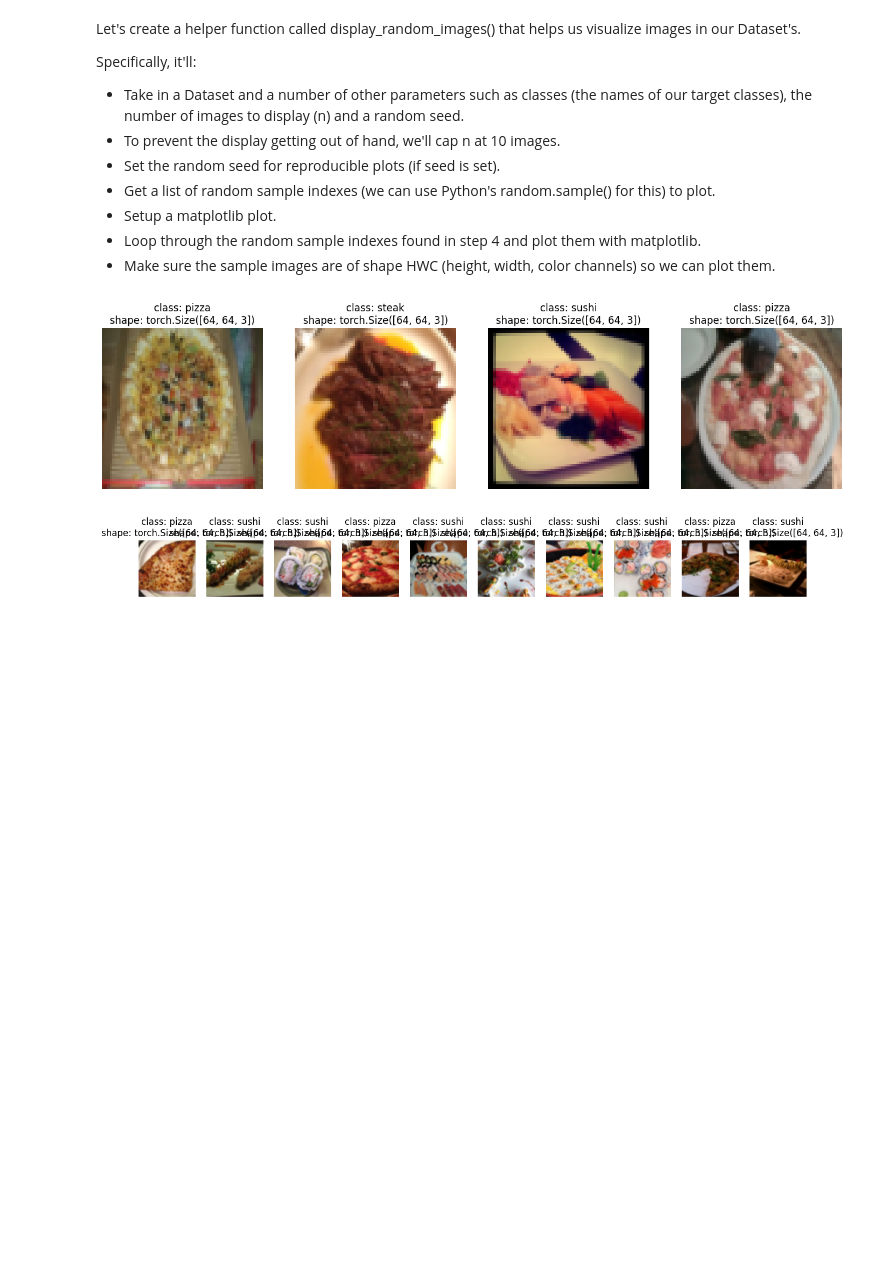
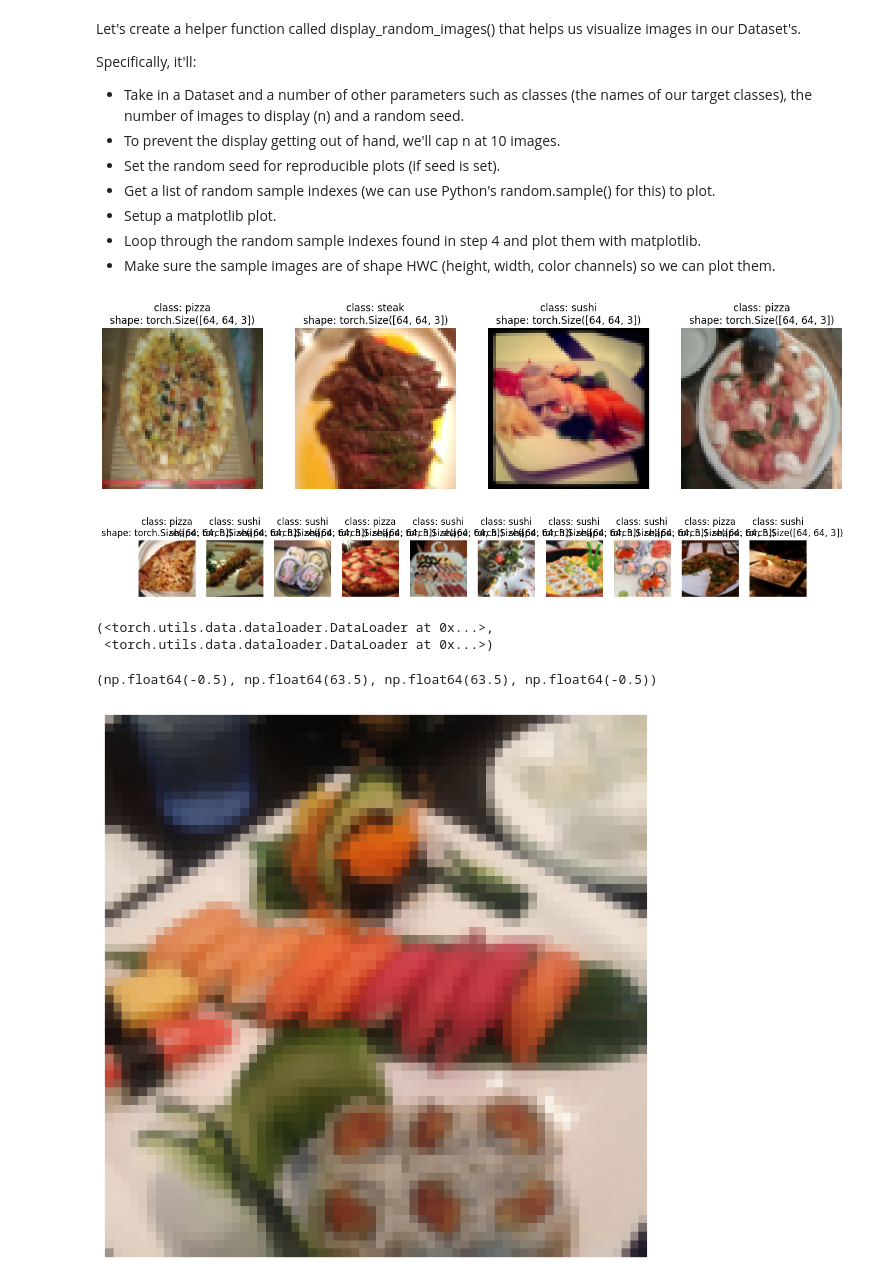
Before and after one commit to saim9211/DeepLearning, a Jupyter notebook: 04_pytorch_custom_dataset.ipynb, the cells around one changed output. Cells and saved outputs as stored; diff of their text form; code cells hidden in the pictures; blank space fills up the shorter version.

```diff
--- a/04_pytorch_custom_dataset.ipynb
+++ b/04_pytorch_custom_dataset.ipynb
@@ -598,3 +598,30 @@ display_random_image(
 )
 # %% [output]
 [figure]
+# %%
+# Turn train and test custom Dataset's into DataLoader's
+from torch.utils.data import DataLoader
+train_cus_dataloader=DataLoader(
+    dataset=train_custom_Data,
+    batch_size=8,
+    num_workers=1,
+    shuffle=True
+)
+test_cus_dataloader=DataLoader(
+    dataset=test_custom_Data,
+    batch_size=8,
+    num_workers=1,
+    shuffle=False
+)
+train_cus_dataloader,test_cus_dataloader
+# %% [output]
+(<torch.utils.data.dataloader.DataLoader at 0x...>,
+ <torch.utils.data.dataloader.DataLoader at 0x...>)
+# %%
+img_c,label_c=next(iter(train_cus_dataloader))
+plt.figure(figsize=(16,8))
+plt.imshow(img_c[0].permute(1,2,0))
+plt.axis(False)
+# %% [output]
+(np.float64(-0.5), np.float64(63.5), np.float64(63.5), np.float64(-0.5))
+[figure, added]
```
